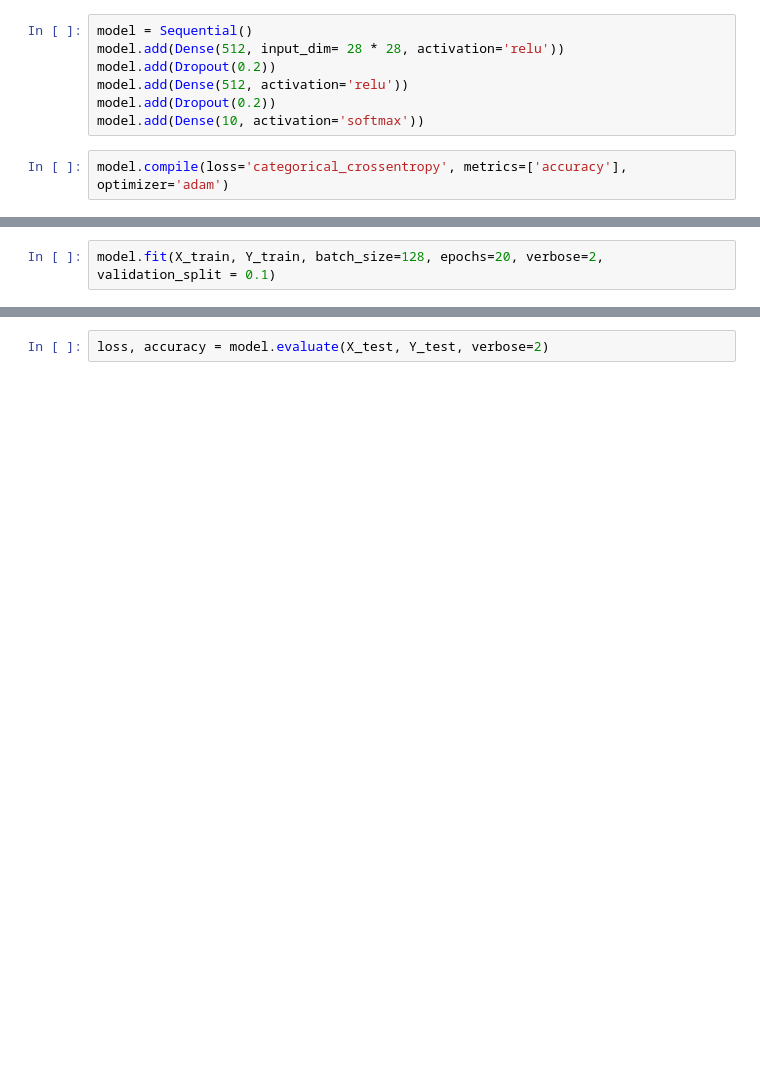
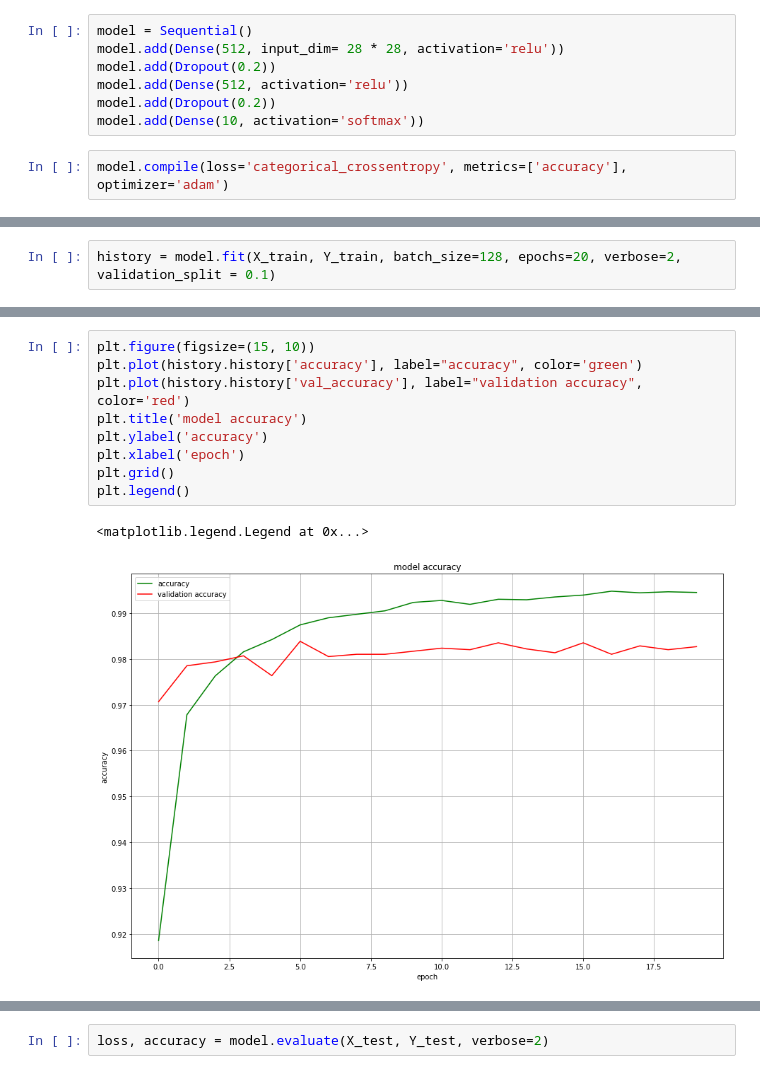
Before and after one commit to ahmadsalimi/AiProjects, a Jupyter notebook: 4. MlpNeuralNetworks/MNISTClassification.ipynb, the cells around one changed output, grey strips where cells are left out. Saved outputs shown, nothing was run; the diff lists cells and outputs as text; blank space fills up the shorter version.

```diff
--- a/4. MlpNeuralNetworks/MNISTClassification.ipynb
+++ b/4. MlpNeuralNetworks/MNISTClassification.ipynb
@@ -59,7 +56,7 @@ Trainable params: 669,706
 Non-trainable params: 0
 _________________________________________________________________
 # %%
-model.fit(X_train, Y_train, batch_size=128, epochs=20, verbose=2, validation_split = 0.1)
+history = model.fit(X_train, Y_train, batch_size=128, epochs=20, verbose=2, validation_split = 0.1)
 # %% [output]
 Train on 54000 samples, validate on 6000 samples
 Epoch 1/20
@@ -81,0 +78,12 @@ Epoch 20/20
+# %%
+plt.figure(figsize=(15, 10))
+plt.plot(history.history['accuracy'], label="accuracy", color='green')
+plt.plot(history.history['val_accuracy'], label="validation accuracy", color='red')
+plt.title('model accuracy')
+plt.ylabel('accuracy')
+plt.xlabel('epoch')
+plt.grid()
+plt.legend()
+# %% [output]
+<matplotlib.legend.Legend at 0x...>
+[figure, added]
```
Also changed, not shown: parts of 8 cells of this notebook.
